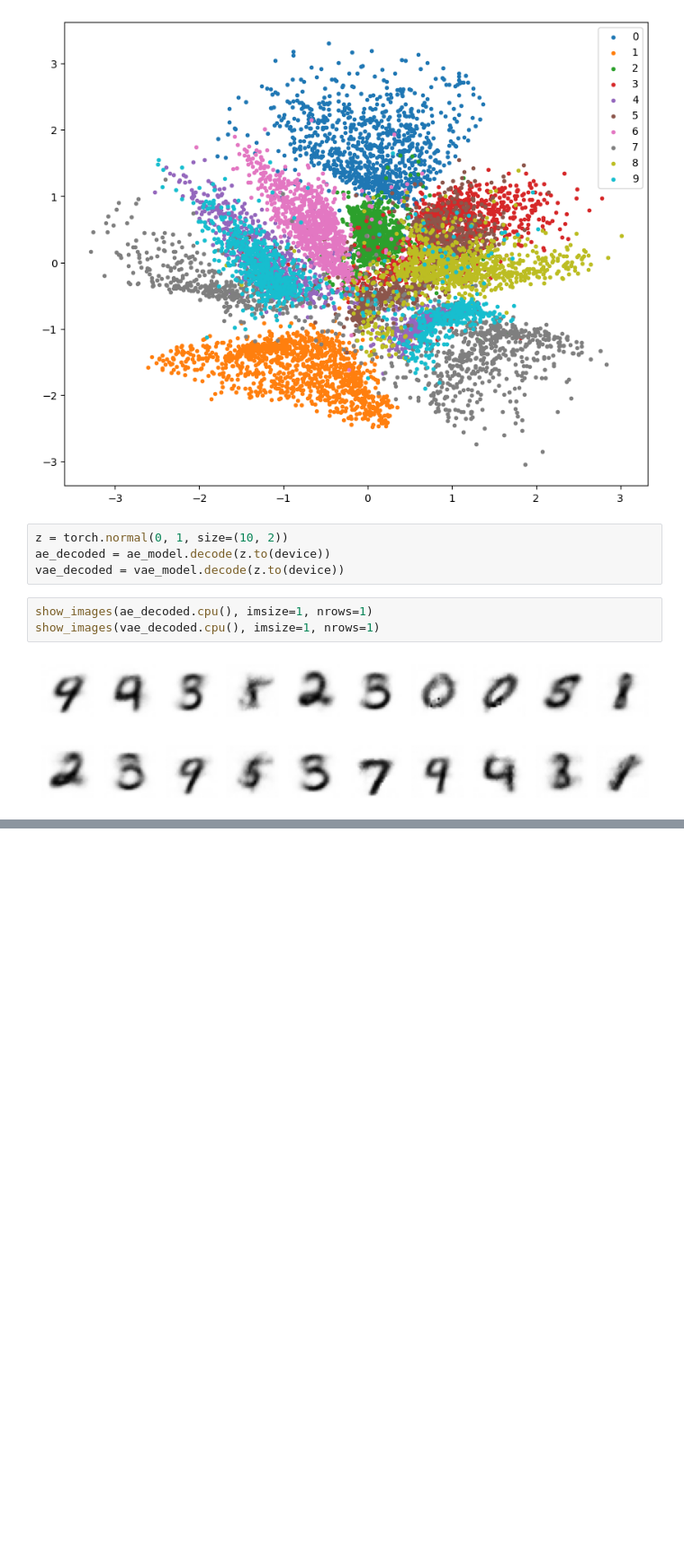
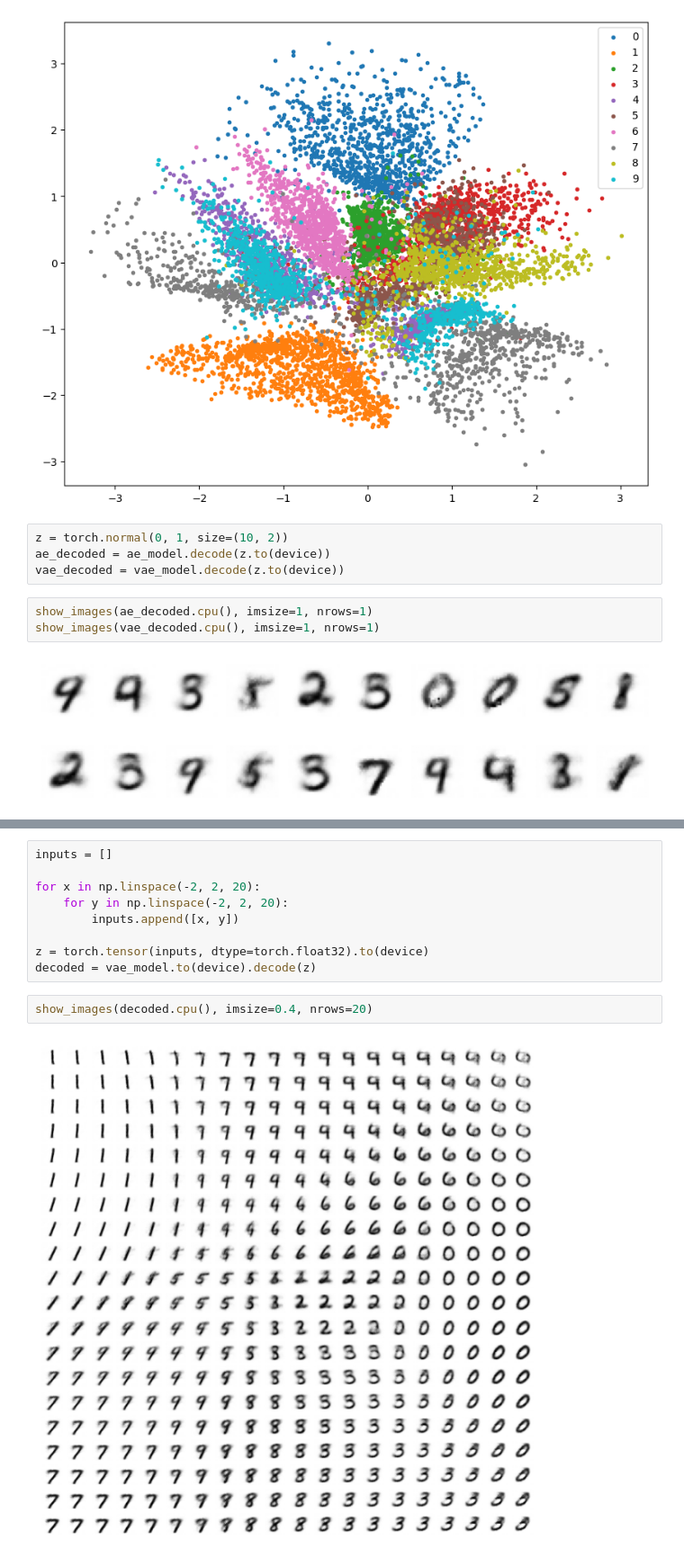
Before and after one commit to hyakuroume/Generative_AI, a Jupyter notebook: compressing.ipynb, the cells around one changed output, grey strips where cells are left out. Shown at 90% size. Saved outputs shown, nothing was run; the diff lists cells and outputs as text; blank space fills up the shorter version.

```diff
--- a/compressing.ipynb
+++ b/compressing.ipynb
@@ -685,0 +679,13 @@ show_images(vae_decoded.cpu(), imsize=1, nrows=1)
+# %%
+inputs = []
+
+for x in np.linspace(-2, 2, 20):
+    for y in np.linspace(-2, 2, 20):
+        inputs.append([x, y])
+
+z = torch.tensor(inputs, dtype=torch.float32).to(device)
+decoded = vae_model.to(device).decode(z)
+# %%
+show_images(decoded.cpu(), imsize=0.4, nrows=20)
+# %% [output]
+[figure, added]
```
Also changed, not shown: parts of 2 cells of this notebook.
